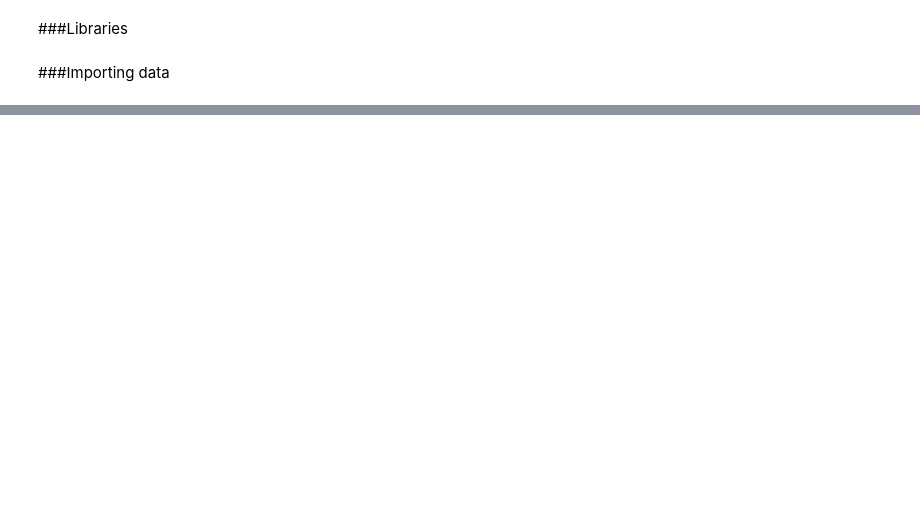
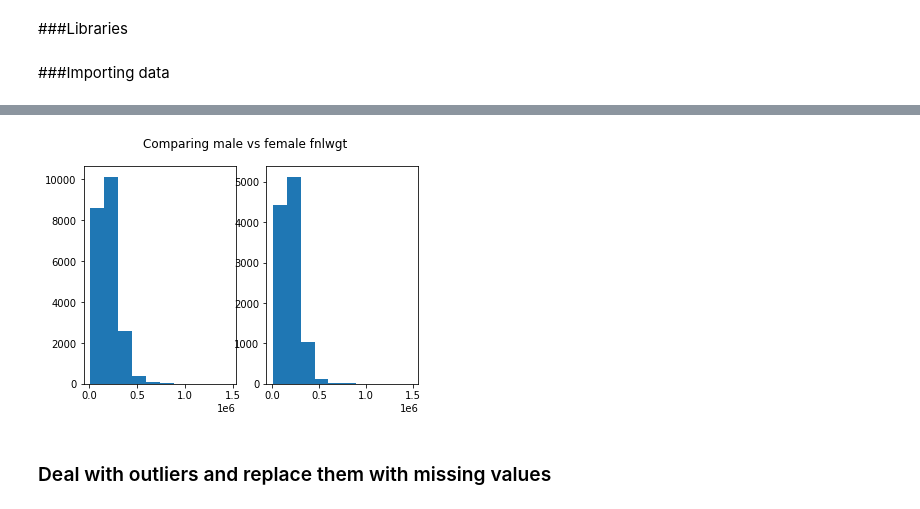
Before and after one commit to Fredooooooo/JSC270_Assg2, a Jupyter notebook: JSC270_Assignment2.ipynb, the cells around one changed output, grey strips where cells are left out. Saved outputs shown, nothing was run; the diff lists cells and outputs as text; code cells hidden in the pictures; blank space fills up the shorter version.

```diff
--- a/JSC270_Assignment2.ipynb
+++ b/JSC270_Assignment2.ipynb
@@ -18,0 +182,12 @@ income94.columns = ['age','workclass', 'fnlwgt','education','education_num','mar
+# %%
+male = income94[income94.sex == "Male"]
+female = income94[income94.sex == "Female"]
+fig, (plt1, plt2) = plt.subplots(1, 2)
+fig.suptitle('Comparing male vs female fnlwgt')
+plt1.hist(male.fnlwgt)
+plt2.hist(female.fnlwgt)
+fig.show()
+# %% [output]
+[figure, added]
+# %% [markdown]
+### Deal with outliers and replace them with missing values
```
Also changed, not shown: parts of 32 cells of this notebook.
